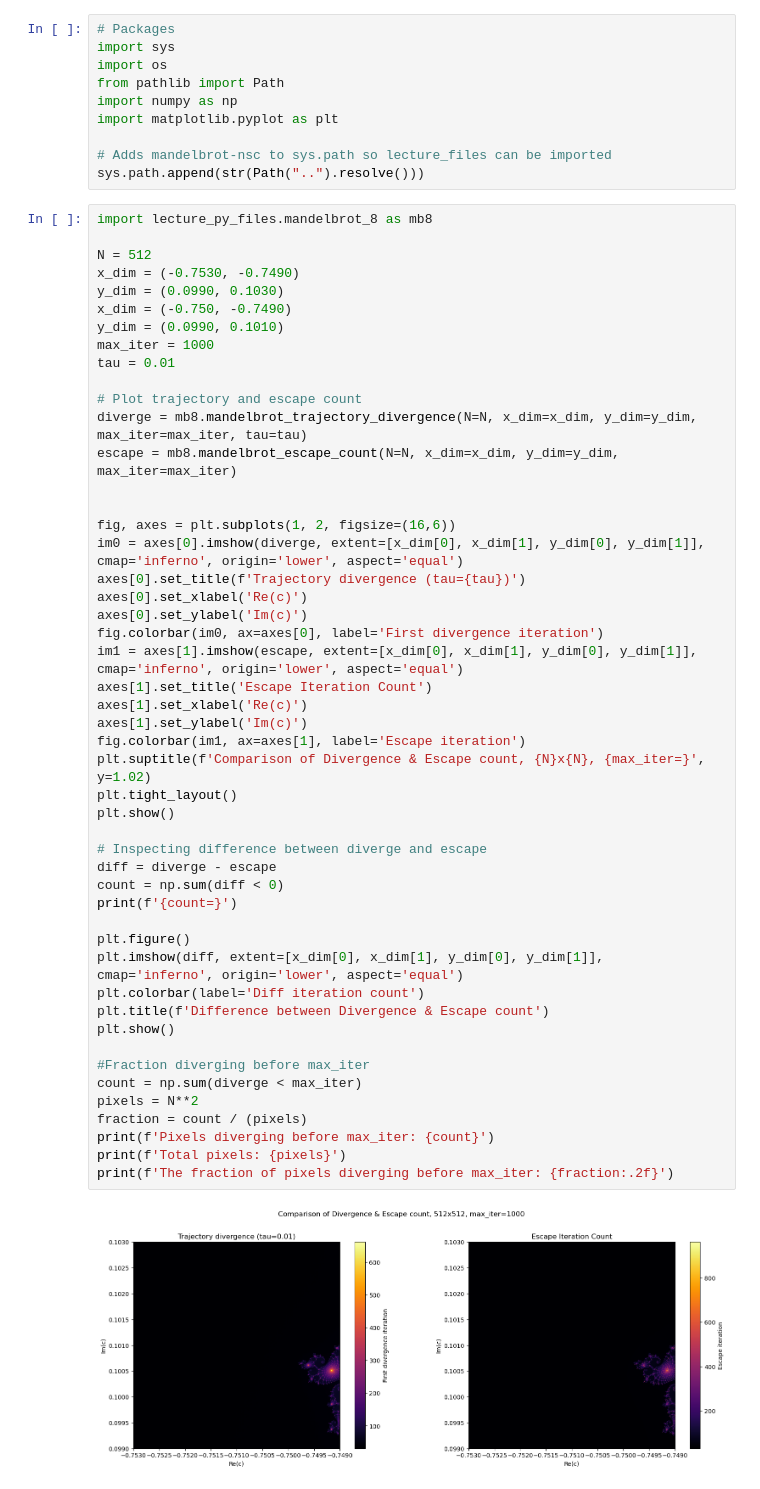
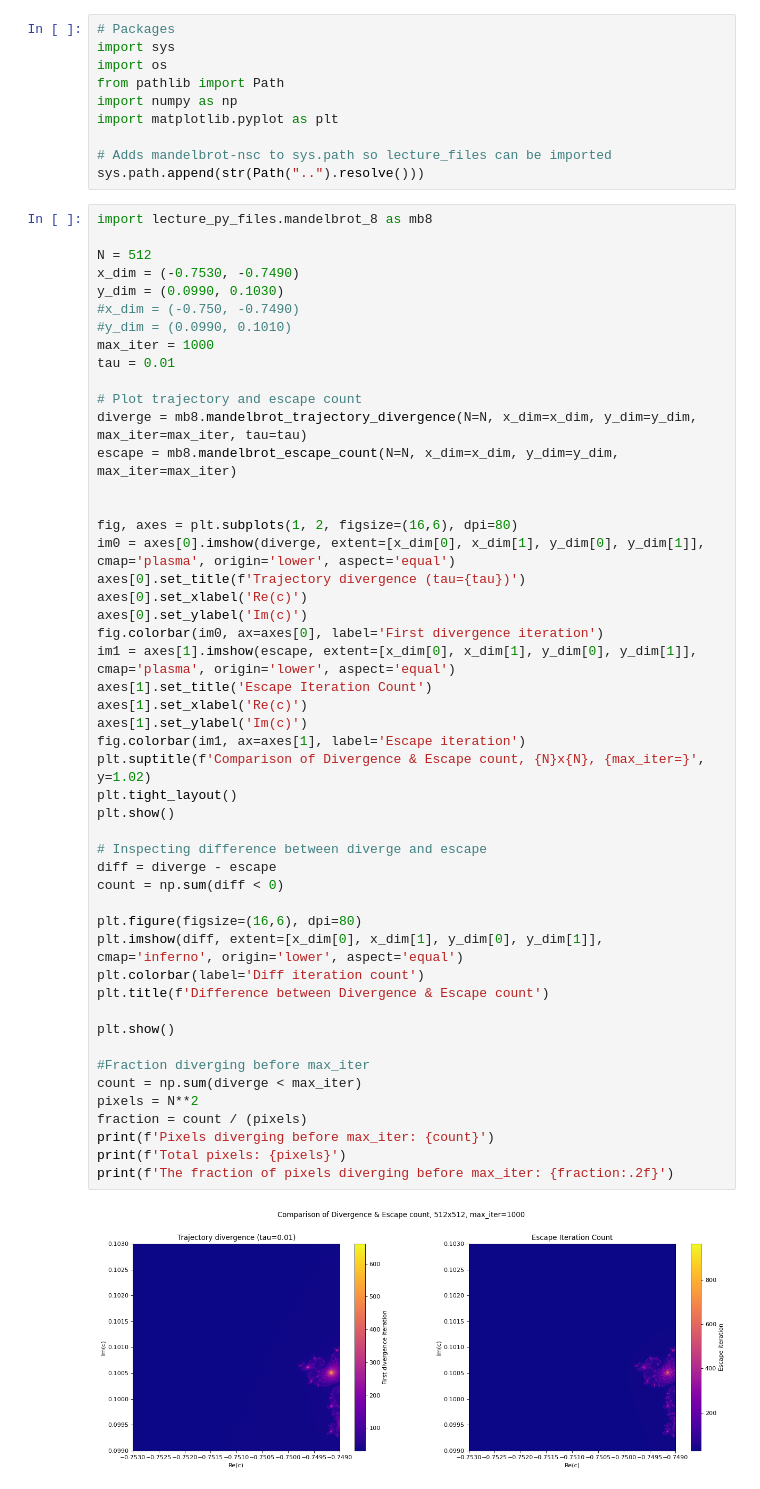
Before and after one commit to math357b/mandelbrot-nsc, a Jupyter notebook: performance_notebooks/mandelbrot_MP3.ipynb, the cells around one changed output. Saved outputs shown, nothing was run; the diff lists cells and outputs as text.

```diff
--- a/performance_notebooks/mandelbrot_MP3.ipynb
+++ b/performance_notebooks/mandelbrot_MP3.ipynb
@@ -18,8 +18,8 @@ import lecture_py_files.mandelbrot_8 as mb8
 N = 512
 x_dim = (-0.7530, -0.7490)
 y_dim = (0.0990, 0.1030)
-x_dim = (-0.750, -0.7490)
-y_dim = (0.0990, 0.1010)
+#x_dim = (-0.750, -0.7490)
+#y_dim = (0.0990, 0.1010)
 max_iter = 1000
 tau = 0.01
 
@@ -28,38 +28,38 @@ diverge = mb8.mandelbrot_trajectory_divergence(N=N, x_dim=x_dim, y_dim=y_dim, ma
 escape = mb8.mandelbrot_escape_count(N=N, x_dim=x_dim, y_dim=y_dim, max_iter=max_iter)
 
 
-fig, axes = plt.subplots(1, 2, figsize=(16,6))
-im0 = axes[0].imshow(diverge, extent=[x_dim[0], x_dim[1], y_dim[0], y_dim[1]], cmap='inferno', origin='lower', aspect='equal')
+fig, axes = plt.subplots(1, 2, figsize=(16,6), dpi=80)
+im0 = axes[0].imshow(diverge, extent=[x_dim[0], x_dim[1], y_dim[0], y_dim[1]], cmap='plasma', origin='lower', aspect='equal')
 axes[0].set_title(f'Trajectory divergence (tau={tau})')
 axes[0].set_xlabel('Re(c)')
 axes[0].set_ylabel('Im(c)')
 fig.colorbar(im0, ax=axes[0], label='First divergence iteration')
-im1 = axes[1].imshow(escape, extent=[x_dim[0], x_dim[1], y_dim[0], y_dim[1]], cmap='inferno', origin='lower', aspect='equal')
+im1 = axes[1].imshow(escape, extent=[x_dim[0], x_dim[1], y_dim[0], y_dim[1]], cmap='plasma', origin='lower', aspect='equal')
 axes[1].set_title('Escape Iteration Count')
 axes[1].set_xlabel('Re(c)')
 axes[1].set_ylabel('Im(c)')
 fig.colorbar(im1, ax=axes[1], label='Escape iteration')
 plt.suptitle(f'Comparison of Divergence & Escape count, {N}x{N}, {max_iter=}', y=1.02)
 plt.tight_layout()
 plt.show()
 
 # Inspecting difference between diverge and escape
 diff = diverge - escape
 count = np.sum(diff < 0)
-print(f'{count=}')
 
-plt.figure()
+plt.figure(figsize=(16,6), dpi=80)
 plt.imshow(diff, extent=[x_dim[0], x_dim[1], y_dim[0], y_dim[1]], cmap='inferno', origin='lower', aspect='equal')
 plt.colorbar(label='Diff iteration count')
 plt.title(f'Difference between Divergence & Escape count')
+
 plt.show()
 
 #Fraction diverging before max_iter
 count = np.sum(diverge < max_iter)
 pixels = N**2
 fraction = count / (pixels)
 print(f'Pixels diverging before max_iter: {count}')
 print(f'Total pixels: {pixels}')
 print(f'The fraction of pixels diverging before max_iter: {fraction:.2f}')
 # %% [output]
-[figure, old version]
+[figure, new version]
```
Also changed, not shown: parts of 5 cells of this notebook, 1 other file.
